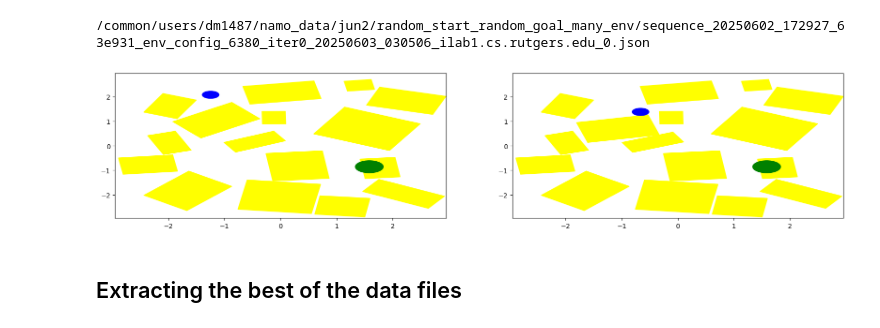
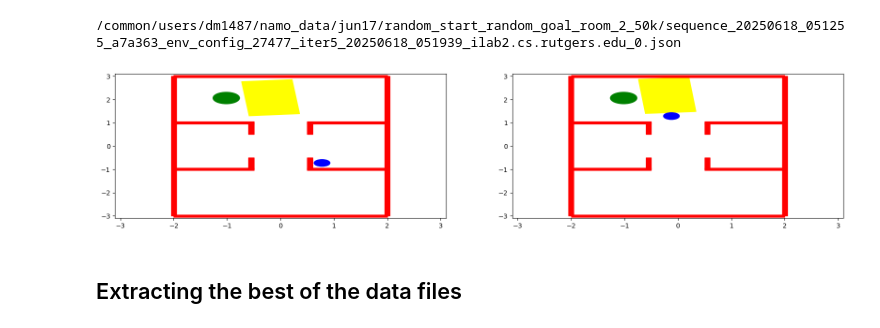
Before and after one commit to dhruvmetha/sage_learning, a Jupyter notebook: notebooks/data.ipynb, the cells around one changed output. Saved outputs shown, nothing was run; the diff lists cells and outputs as text; code cells hidden in the pictures.

```diff
--- a/notebooks/data.ipynb
+++ b/notebooks/data.ipynb
@@ -30,6 +30,6 @@ def get_geom_sizes(config_name):
 create_rectange = lambda x, y, angle, w, h, color: Rectangle((x-w, y-h), w*2, h*2, angle=angle*180/np.pi, fill=True, color=color, rotation_point='center')
 create_circle = lambda x, y, r, color: Circle((x, y), r, color=color)
 
-DATA_DIR = "/common/users/dm1487/namo_data/jun2/random_start_random_goal_many_env"
+DATA_DIR = "/common/users/dm1487/namo_data/jun17/random_start_random_goal_room_2_50k"
 
 datafiles = [os.path.join(DATA_DIR, f) for f in os.listdir(DATA_DIR) if f.endswith(".json")]
@@ -38,0 +36,8 @@ datafiles = [os.path.join(DATA_DIR, f) for f in os.listdir(DATA_DIR) if f.endswi
+# %%
+from collections import Counter
+dp_counts = []
+for datafile in tqdm(datafiles):
+    with open(datafile, "r") as f:
+        tmp_data = json.load(f)
+    dp_counts.append(len(tmp_data['data_points'])-1)
+counts = Counter(dp_counts)
@@ -39,32 +57,35 @@ datafiles = [os.path.join(DATA_DIR, f) for f in os.listdir(DATA_DIR) if f.endswi
 # %%
 random.shuffle(datafiles)
 dp_counts = {}
 # for datafile in datafiles[:1]:
 for datafile in datafiles[:1]:
     print(datafile)
     with open(datafile, "r") as f:
         data = json.load(f)
 config_name = data['config_name']
 data_points = data['data_points']
 
 geom_sizes = get_geom_sizes(data['config_name'])
 fig, ax = plt.subplots(1, len(data_points), figsize=(20, 4))
 for idx, dp in enumerate(data['data_points']):
     for objects, info in dp['state']['objects'].items():
         if objects in geom_sizes:
-            rect_patch = create_rectange(*info['position'][:2], R.from_quat(info['quaternion'], scalar_first=True).as_euler('xyz')[-1], *geom_sizes[objects][:2], 'yellow')
+            color = 'red'
+            if "movable" in objects:
+                color = 'yellow'
+            rect_patch = create_rectange(*info['position'][:2], R.from_quat(info['quaternion'], scalar_first=True).as_euler('xyz')[-1], *geom_sizes[objects][:2], color)
             ax[idx].add_patch(rect_patch)
 
     circle_patch = create_circle(*dp['state']['robot']['position'][:2], 0.15, 'blue')
     ax[idx].add_patch(circle_patch)
     circle_patch = create_circle(*data['robot_goal'], 0.25, 'green')
     ax[idx].add_patch(circle_patch)
-    ax[idx].set_xlim(-2.95, 2.95)
-    ax[idx].set_ylim(-2.95, 2.95)
+    ax[idx].set_xlim(-3.1, 3.1)
+    ax[idx].set_ylim(-3.1, 3.1)
 plt.show()
 # %% [output]
-/common/users/dm1487/namo_data/jun2/random_start_random_goal_many_env/sequence_20250602_172927_63e931_env_config_6380_iter0_20250603_030506_ilab1.cs.rutgers.edu_0.json
+/common/users/dm1487/namo_data/jun17/random_start_random_goal_room_2_50k/sequence_20250618_051255_a7a363_env_config_27477_iter5_20250618_051939_ilab2.cs.rutgers.edu_0.json
-[figure, old version]
+[figure, new version]
 # %% [markdown]
 ## Extracting the best of the data files
 # %%
```
Also changed, not shown: parts of 3 cells of this notebook, 7 other files.
